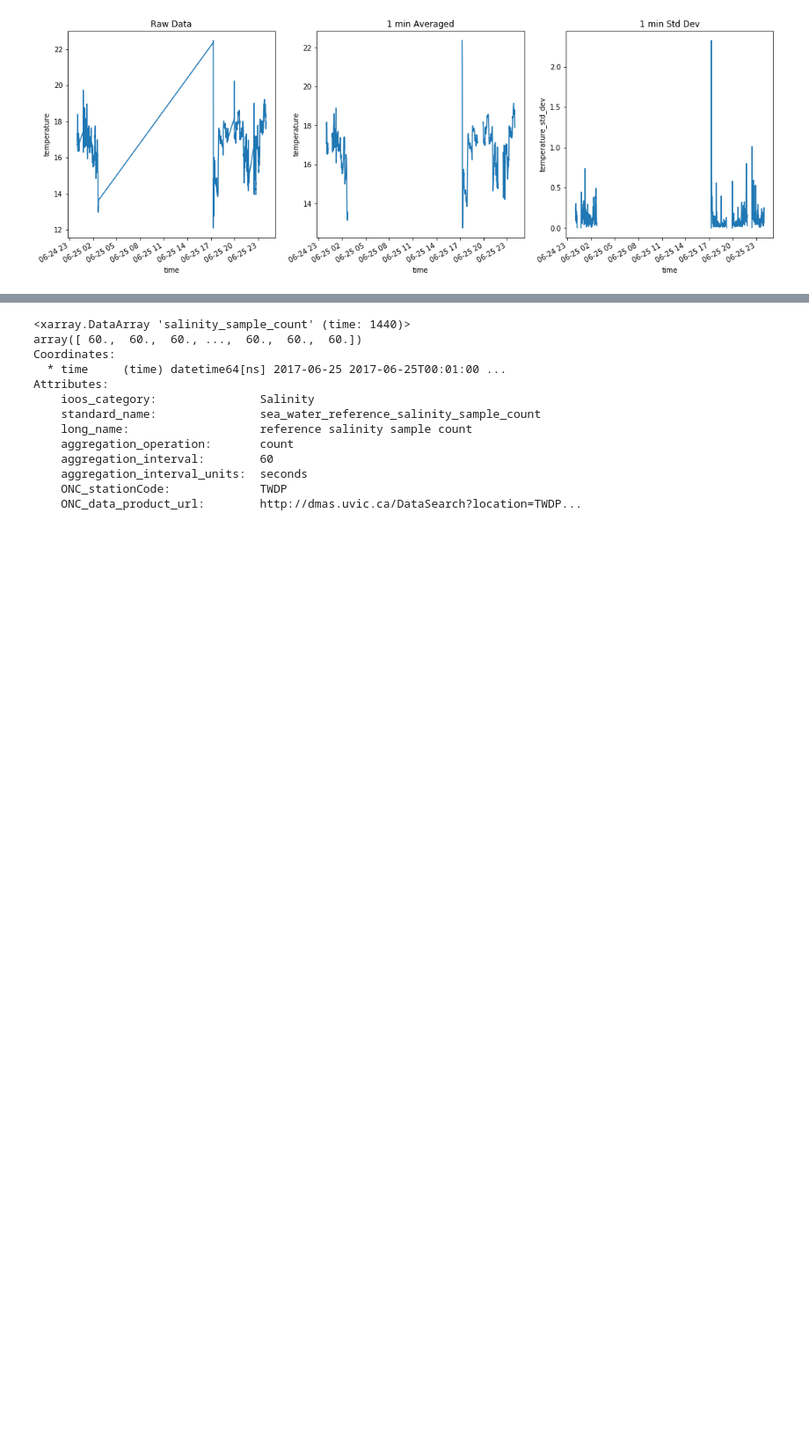
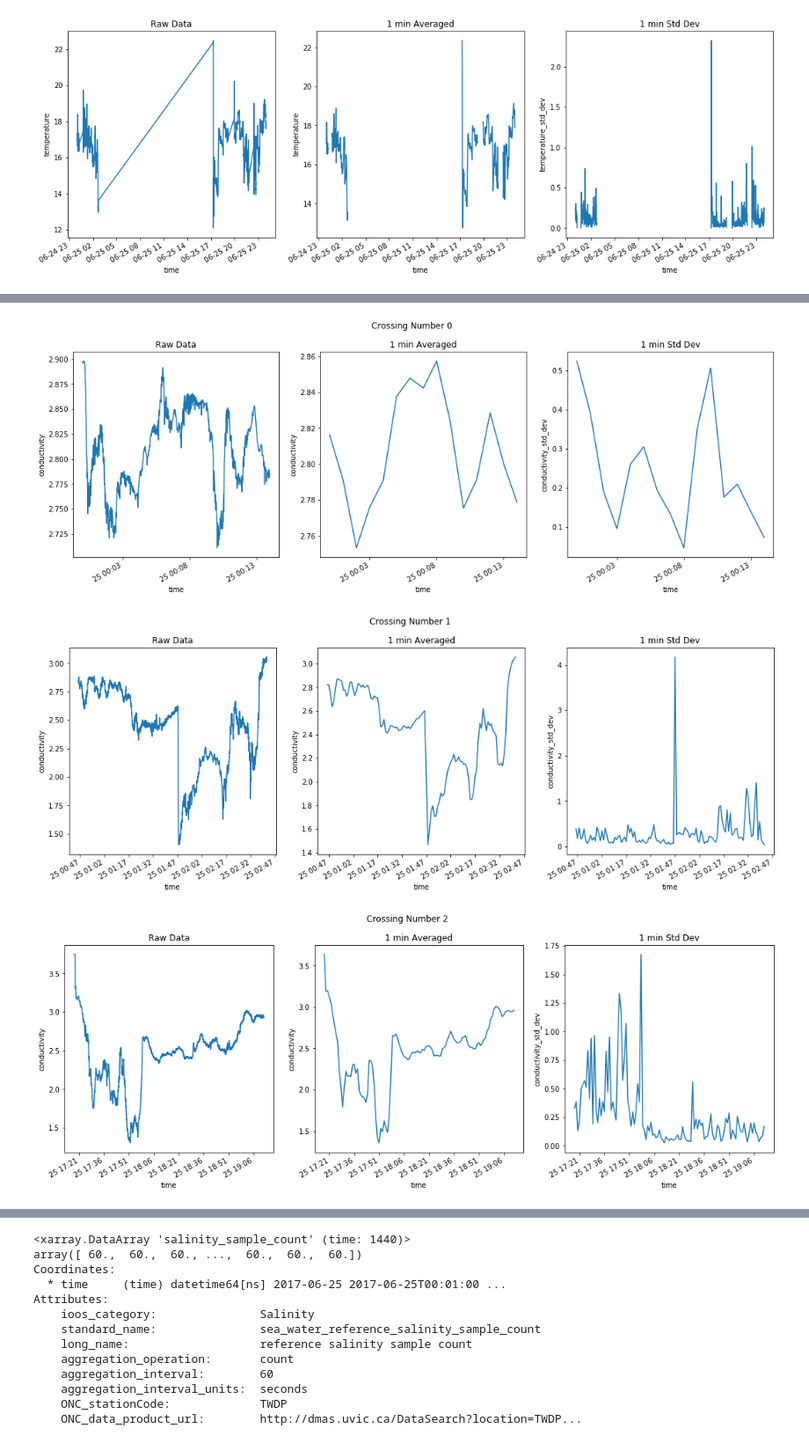
Before and after one commit to SalishSeaCast/analysis-doug, a Jupyter notebook: notebooks/ONC-Ferry-DataToERDDAP.ipynb, the cells around one changed output, grey strips where cells are left out. Shown at 88% size. Drawn from its saved outputs; the diff is of its cells as text; code cells hidden in the pictures; blank space fills up the shorter version.

```diff
--- a/notebooks/ONC-Ferry-DataToERDDAP.ipynb
+++ b/notebooks/ONC-Ferry-DataToERDDAP.ipynb
@@ -986,0 +1551,18 @@ Attributes:
+# %%
+for crossing in range(int(ds.crossing_number.max())+1):
+    fig, (ax1, ax2, ax3) = plt.subplots(1, 3, figsize=(18, 6))
+    fig.suptitle(f'Crossing Number {crossing}')
+    start_end = slice(
+        str(ds.time[ds.crossing_number==crossing][0].data),
+        str(ds.time[ds.crossing_number==crossing][-1].data)
+    )
+    conductivity.sel(time=start_end).plot(ax=ax1)
+    ax1.set_title('Raw Data')
+    ds.conductivity[ds.crossing_number==crossing].plot(ax=ax2)
+    ax2.set_title('1 min Averaged')
+    ds.conductivity_std_dev[ds.crossing_number==crossing].plot(ax=ax3)
+    ax3.set_title('1 min Std Dev');
+# %% [output]
+[figure, added]
+[figure, added]
+[figure, added]
```
Also changed, not shown: parts of 89 cells of this notebook.
